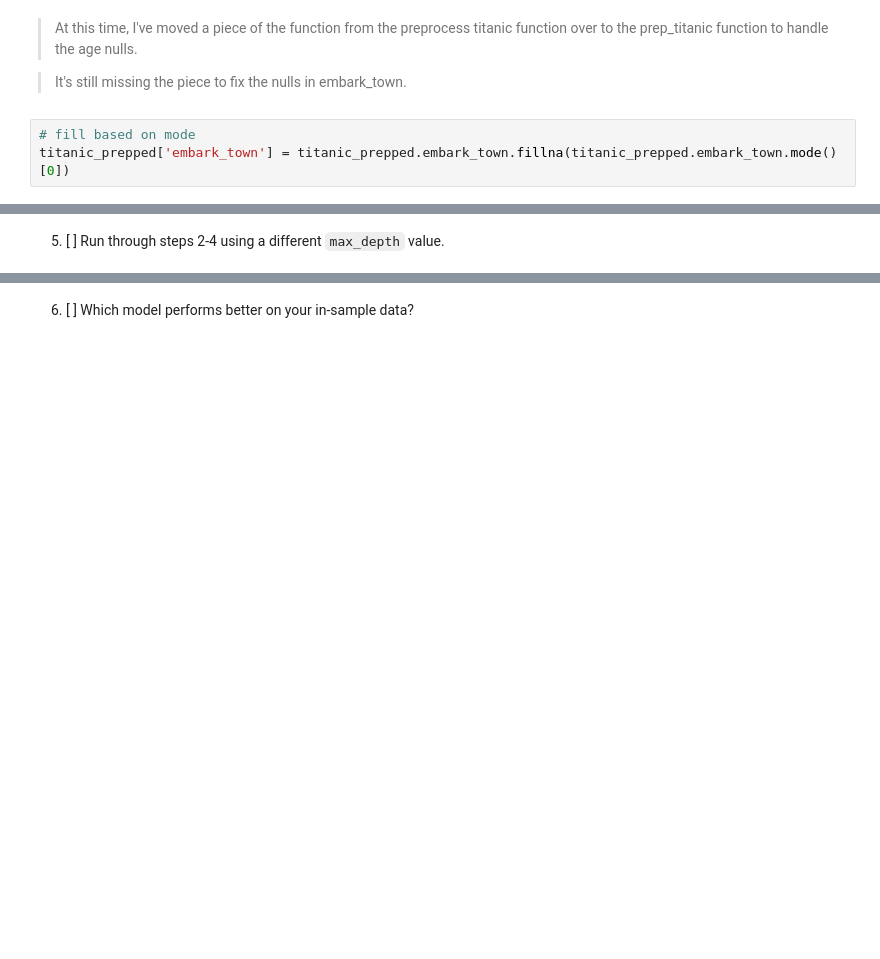
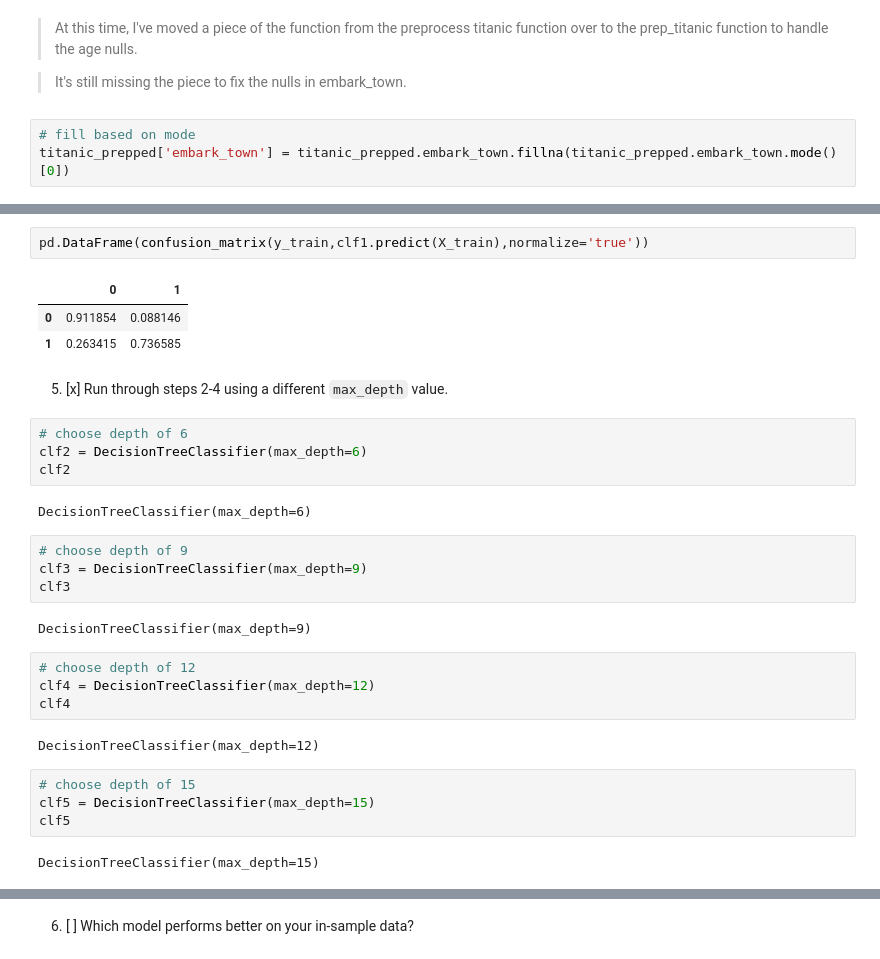
Before and after one commit to Michael-Nelson361/classification-exercises, a Jupyter notebook: decision_tree.ipynb, the cells around one changed output, grey strips where cells are left out. Saved outputs shown, nothing was run; the diff lists cells and outputs as text; blank space fills up the shorter version.

```diff
--- a/decision_tree.ipynb
+++ b/decision_tree.ipynb
@@ -112,2 +226,32 @@ Name: count, dtype: int64
+# %%
+pd.DataFrame(confusion_matrix(y_train,clf1.predict(X_train),normalize='true'))
+# %% [output]
+|  | 0 | 1 |
+| 0 | 0.911854 | 0.088146 |
+| 1 | 0.263415 | 0.736585 |
 # %% [markdown]
-5. [ ] Run through steps 2-4 using a different `max_depth` value.
+5. [x] Run through steps 2-4 using a different `max_depth` value.
+# %%
+# choose depth of 6
+clf2 = DecisionTreeClassifier(max_depth=6)
+clf2
+# %% [output]
+DecisionTreeClassifier(max_depth=6)
+# %%
+# choose depth of 9
+clf3 = DecisionTreeClassifier(max_depth=9)
+clf3
+# %% [output]
+DecisionTreeClassifier(max_depth=9)
+# %%
+# choose depth of 12
+clf4 = DecisionTreeClassifier(max_depth=12)
+clf4
+# %% [output]
+DecisionTreeClassifier(max_depth=12)
+# %%
+# choose depth of 15
+clf5 = DecisionTreeClassifier(max_depth=15)
+clf5
+# %% [output]
+DecisionTreeClassifier(max_depth=15)
```
Also changed, not shown: parts of 36 cells of this notebook.
